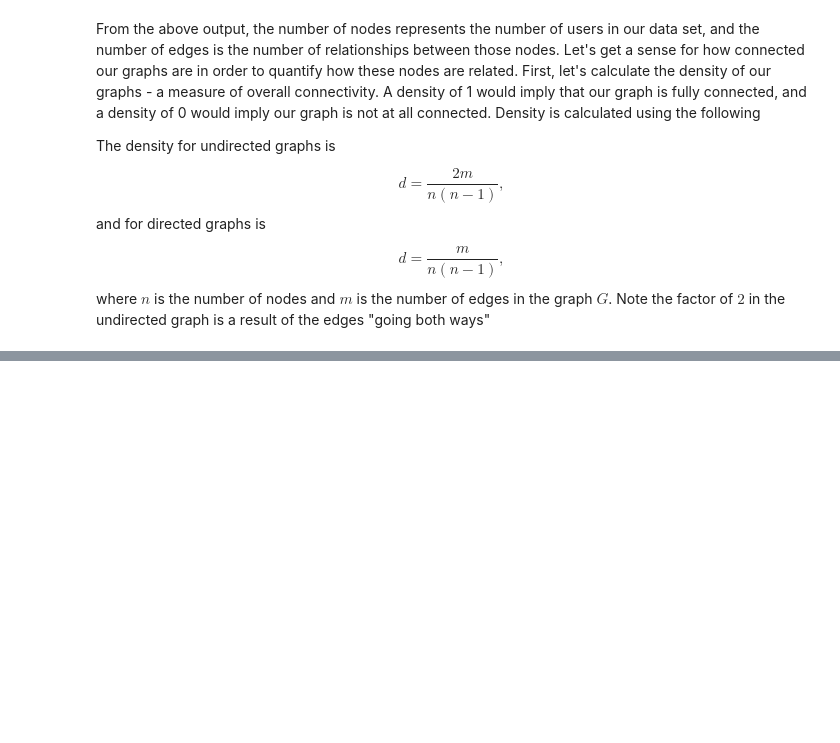
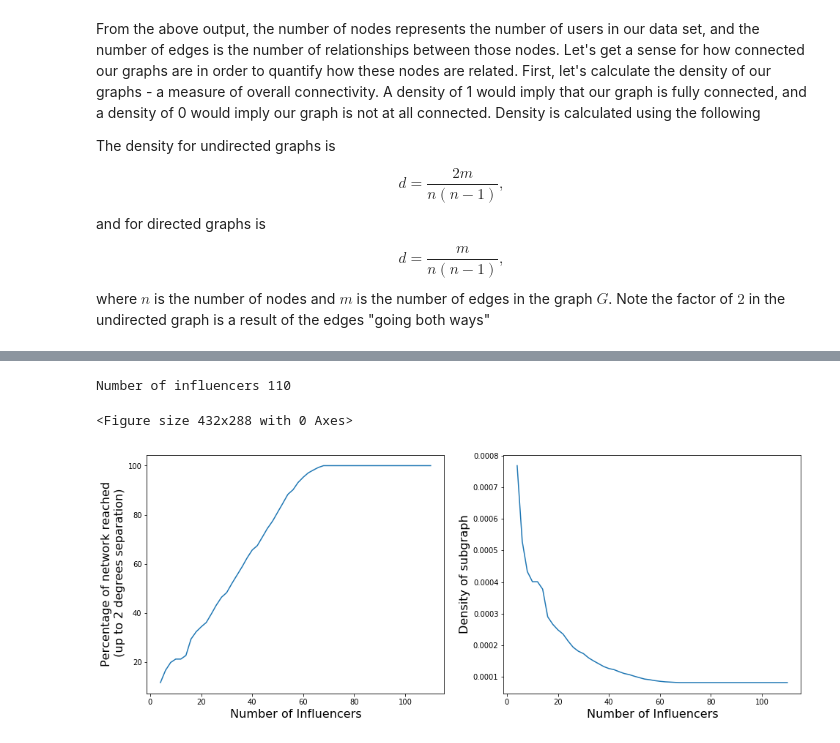
Before and after one commit to cybera/data-science-for-entrepreneurs-workshops, a Jupyter notebook: GraphAnalysis.ipynb, the cells around one changed output, grey strips where cells are left out. Saved outputs shown, nothing was run; the diff lists cells and outputs as text; code cells hidden in the pictures; blank space fills up the shorter version.

```diff
--- a/GraphAnalysis.ipynb
+++ b/GraphAnalysis.ipynb
@@ -189,7 +184,7 @@ for users in followers_dict.keys():
     network_vis[users] = np.array(user_names)
 
 # our directed graph
-directed_graph = nx.MultiDiGraph(network_vis)
+directed_graph = nx.DiGraph(network_vis)
 # our undirected graph
 undirected_graph = nx.Graph(network_vis)
 
@@ -605,0 +343,47 @@ two_nodes
+# %%
+users_reached = []
+influencers = []
+density = []
+for i in range(2,110,2):
+    clear_output(wait=True)
+    print("Number of influencers", i+2)
+    nodes = centrality_list[:i]
+    influencers.append(i+2)
+    for node in nodes:
+        try:
+            # Finds the "out" neighbors so we don't need to reverse
+            followers = nx.ego_graph(directed_graph, node, radius=2, undirected=False, center=True).nodes()
+        except Exception as e:
+            print(e)
+            break
+        range_of_influence.append(list(followers))
+
+    range_of_influence = set([item for sublist in range_of_influence for item in sublist])
+    range_of_influence = list(range_of_influence)
+
+    subby = directed_graph.subgraph(range_of_influence)
+    density.append(nx.density(subby))
+
+    users_reached.append(len(subby.nodes)/len(directed_graph.nodes()) * 100)
+# %% [output]
+Number of influencers 110
+# %%
+plt.tight_layout()
+plt.figure(figsize = (16,6))
+plt.subplot(1, 2, 1)
+
+plt.xlabel("Number of Influencers", size=16)
+plt.ylabel("Percentage of network reached\n (up to 2 degrees separation)", size = 16)
+plt.plot(influencers, users_reached)
+plt.subplot(1, 2, 2)
+
+
+plt.xlabel("Number of Influencers", size=16)
+plt.ylabel("Density of subgraph", size = 16)
+plt.plot(influencers, density)
+
+
+plt.show()
+# %% [output]
+<Figure size 432x288 with 0 Axes>
+[figure, added]
```
Also changed, not shown: parts of 44 cells of this notebook.
